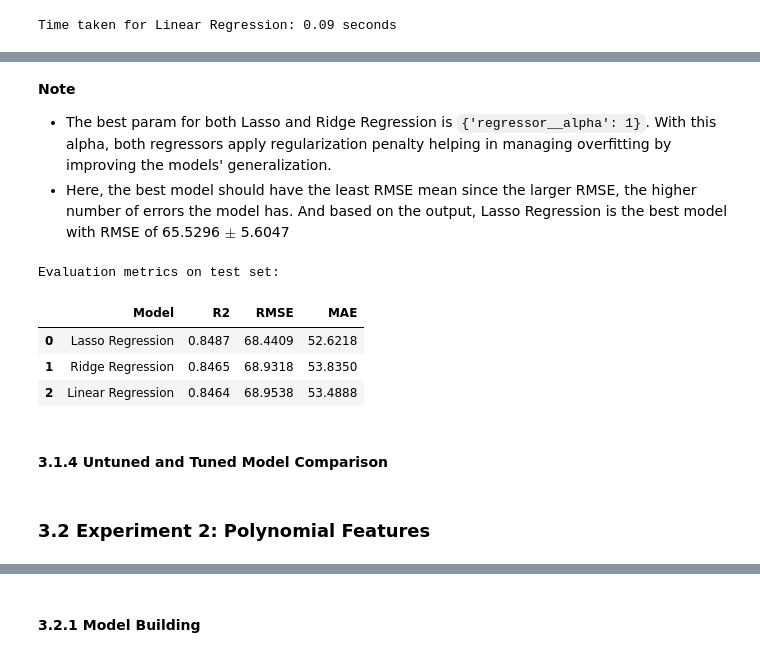
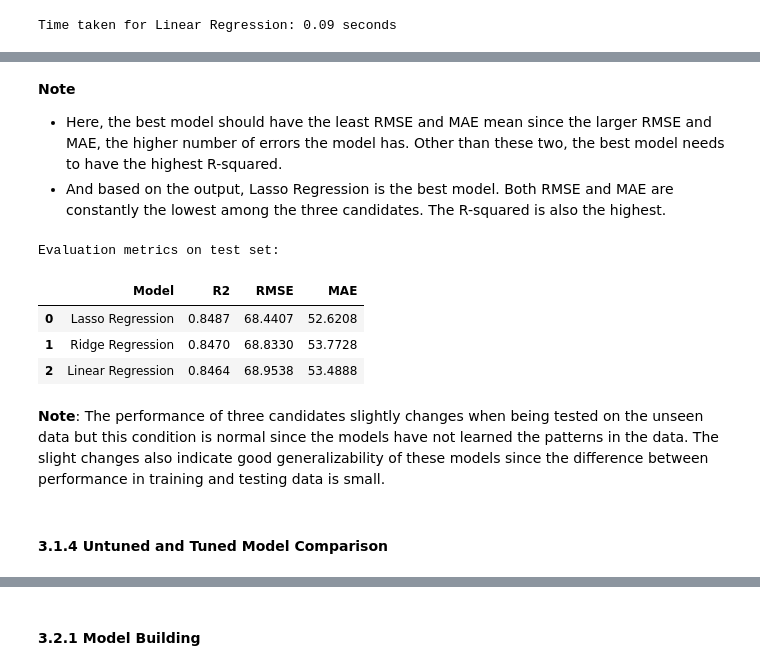
Before and after one commit to LingAdeu/dynamic-pricing-model, a Jupyter notebook: notebook/notebook.ipynb, the cells around one changed output, grey strips where cells are left out. Drawn from its saved outputs; the diff is of its cells as text; code cells hidden in the pictures.

```diff
--- a/notebook/notebook.ipynb
+++ b/notebook/notebook.ipynb
@@ -592,15 +640,21 @@ param_grid_linear = {} # no hyperparam for linear regression
 param_grid_ridge = {
     'regressor__alpha': [0.1, 1, 10, 100],
     'regressor__solver': ['auto', 'svd', 'cholesky', 'lsqr'],
+    'regressor__fit_intercept': [True, False],
+    'regressor__tol': [1e-4, 1e-3, 1e-2],
+    'regressor__max_iter': [None, 1000, 5000, 10000]
 }
 
 param_grid_lasso = {
-    'regressor__alpha': [0.1, 1, 10, 100],
+    'regressor__alpha': [0.001, 0.01, 0.1, 1, 10, 100, 1000],
+    'regressor__tol': [0.0001, 0.001, 0.01],
+    'regressor__max_iter': [1000, 5000, 10000],
+    'regressor__selection': ['cyclic', 'random']
 }
 
 # create GridSearchCV instance: linear regression
-grid_search_linear = GridSearchCV(
-    estimator=reg_linear,
+exp1_grid_search_linear = GridSearchCV(
+    estimator=exp1_reg_linear,
     param_grid=param_grid_linear,
     scoring=['neg_root_mean_squared_error', 'neg_mean_absolute_error', 'r2'],
     refit = 'neg_root_mean_squared_error',
@@ -609,8 +663,8 @@ grid_search_linear = GridSearchCV(
 )
 
 # create GridSearchCV instance: ridge regression
-grid_search_ridge = GridSearchCV(
-    estimator=reg_ridge,
+exp1_grid_search_ridge = GridSearchCV(
+    estimator=exp1_reg_ridge,
     param_grid=param_grid_ridge,
     scoring=['neg_root_mean_squared_error', 'neg_mean_absolute_error', 'r2'],
     refit = 'neg_root_mean_squared_error',
@@ -619,8 +673,8 @@ grid_search_ridge = GridSearchCV(
 )
 
 # create GridSearchCV instance: lasso regression
-grid_search_lasso = GridSearchCV(
-    estimator=reg_lasso,
+exp1_grid_search_lasso = GridSearchCV(
+    estimator=exp1_reg_lasso,
     param_grid=param_grid_lasso,
     scoring=['neg_root_mean_squared_error', 'neg_mean_absolute_error', 'r2'],
     refit = 'neg_root_mean_squared_error',
@@ -638,7 +684,7 @@ grid_search_lasso = GridSearchCV(
 # %%
 # fit GridSearchCV: Linear Regression
 start_time = time.time()
-grid_search_linear.fit(X_train, y_train)
+exp1_grid_search_linear.fit(X_train, y_train)
 end_time = time.time()
 time_required = end_time - start_time
 print(f"Time taken for Linear Regression: {time_required:.2f} seconds")
@@ -647,7 +693,7 @@ Time taken for Linear Regression: 0.09 seconds
 # %%
 # fit GridSearchCV: Ridge Regression
 start_time = time.time()
-grid_search_ridge.fit(X_train, y_train)
+exp1_grid_search_ridge.fit(X_train, y_train)
 end_time = time.time()
 time_required = end_time - start_time
 print(f"Time taken for Ridge Regression: {time_required:.2f} seconds")
@@ -656,7 +702,7 @@ Time taken for Ridge Regression: 0.37 seconds
 # %%
 # fit GridSearchCV: Lasso Regression
 start_time = time.time()
-grid_search_lasso.fit(X_train, y_train)
+exp1_grid_search_lasso.fit(X_train, y_train)
 end_time = time.time()
 time_required = end_time - start_time
 print(f"Time taken for Lasso Regression: {time_required:.2f} seconds")
@@ -719,48 +765,48 @@ Model performance on training data:
 | 0 | Linear Regression | {} | 0.8726 | 0.0223 | 65.9752 | 5.5165 | 65.9752 | 5.5165 |
 # %% [markdown]
 **Note**
-- The best param for both Lasso and Ridge Regression is `{'regressor__alpha': 1}`. With this alpha, both regressors apply regularization penalty helping in managing overfitting by improving the models' generalization.
-- Here, the best model should have the least RMSE mean since the larger RMSE, the higher number of errors the model has. And based on the output, Lasso Regression is the best model with RMSE of 65.5296 $\pm$ 5.6047
+- Here, the best model should have the least RMSE and MAE mean since the larger RMSE and MAE, the higher number of errors the model has. Other than these two, the best model needs to have the highest R-squared.
+- And based on the output, Lasso Regression is the best model. Both RMSE and MAE are constantly the lowest among the three candidates. The R-squared is also the highest.
 # %%
 # eval Lasso Regression on test set
-tuned_lasso = grid_search_lasso.best_estimator_
+tuned_lasso = exp1_grid_search_lasso.best_estimator_
 y_pred_lasso = tuned_lasso.predict(X_test)
 rmse_lasso = mean_squared_error(y_test, y_pred_lasso, squared=False)
 mae_lasso = mean_absolute_error(y_test, y_pred_lasso)
 r2_lasso = r2_score(y_test, y_pred_lasso)
 
 # eval Ridge Regression on test set
-tuned_ridge = grid_search_ridge.best_estimator_
+tuned_ridge = exp1_grid_search_ridge.best_estimator_
 y_pred_ridge = tuned_ridge.predict(X_test)
 rmse_ridge = mean_squared_error(y_test, y_pred_ridge, squared=False)
 mae_ridge = mean_absolute_error(y_test, y_pred_ridge)
 r2_ridge = r2_score(y_test, y_pred_ridge)
 
 # eval Linear Regression on test set
-tuned_linear = grid_search_linear.best_estimator_
+tuned_linear = exp1_grid_search_linear.best_estimator_
 y_pred_linear = tuned_linear.predict(X_test)
 rmse_linear = mean_squared_error(y_test, y_pred_linear, squared=False)
 mae_linear = mean_absolute_error(y_test, y_pred_linear)
 r2_linear = r2_score(y_test, y_pred_linear)
 
 # put results in a df
-results_tuned = {
+results_tuned_testing = {
     'Model': ['Lasso Regression', 'Ridge Regression', 'Linear Regression'],
     'R2': [r2_lasso, r2_ridge, r2_linear],
     'RMSE': [rmse_lasso, rmse_ridge, rmse_linear],
     'MAE': [mae_lasso, mae_ridge, mae_linear],
 
 }
 print('Evaluation metrics on test set:')
-exp1_tuned = pd.DataFrame(results_tuned).round(4)
-display(exp1_tuned)
+exp1_tuned_testing = pd.DataFrame(results_tuned_testing).round(4)
+display(exp1_tuned_testing)
 # %% [output]
 Evaluation metrics on test set:
 |  | Model | R2 | RMSE | MAE |
-| 0 | Lasso Regression | 0.8487 | 68.4409 | 52.6218 |
-| 1 | Ridge Regression | 0.8465 | 68.9318 | 53.8350 |
+| 0 | Lasso Regression | 0.8487 | 68.4407 | 52.6208 |
+| 1 | Ridge Regression | 0.8470 | 68.8330 | 53.7728 |
 | 2 | Linear Regression | 0.8464 | 68.9538 | 53.4888 |
+# %% [markdown]
+**Note**: The performance of three candidates slightly changes when being tested on the unseen data but this condition is normal since the models have not learned the patterns in the data. The slight changes also indicate good generalizability of these models since the difference between performance in training and testing data is small.
 # %% [markdown]
 #### **3.1.4 Untuned and Tuned Model Comparison**
-# %% [markdown]
-### **3.2 Experiment 2: Polynomial Features**
```
Also changed, not shown: parts of 89 cells of this notebook, 5 other files.
